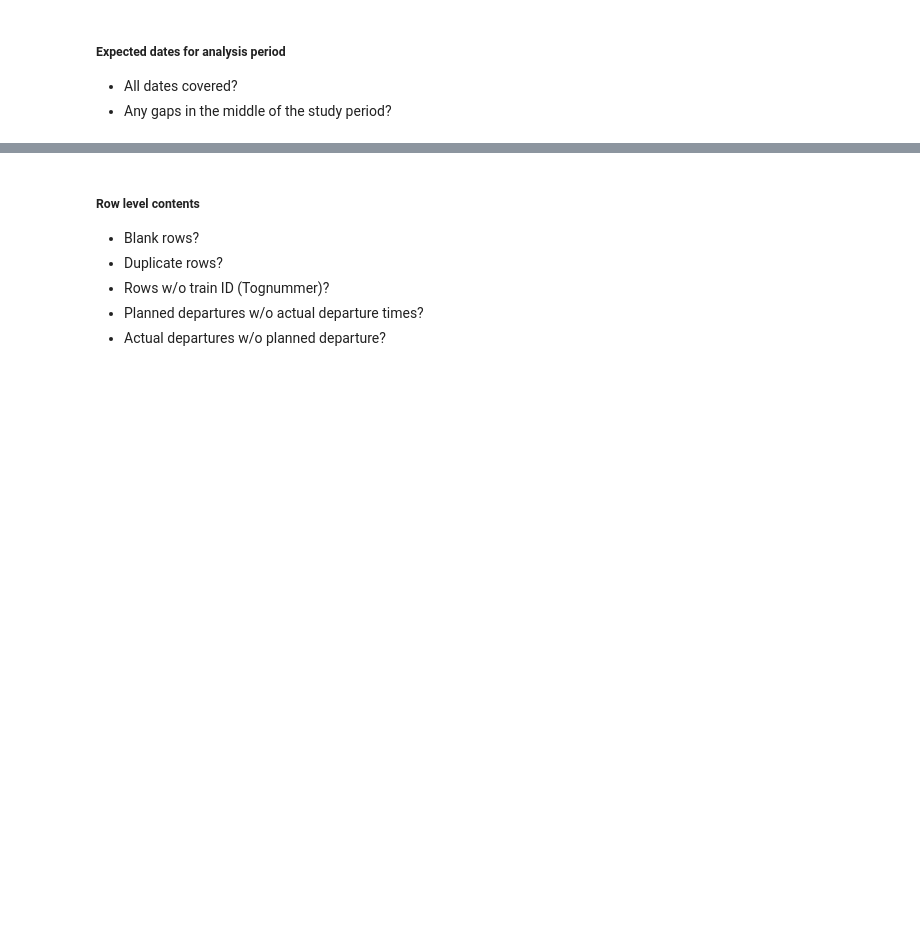
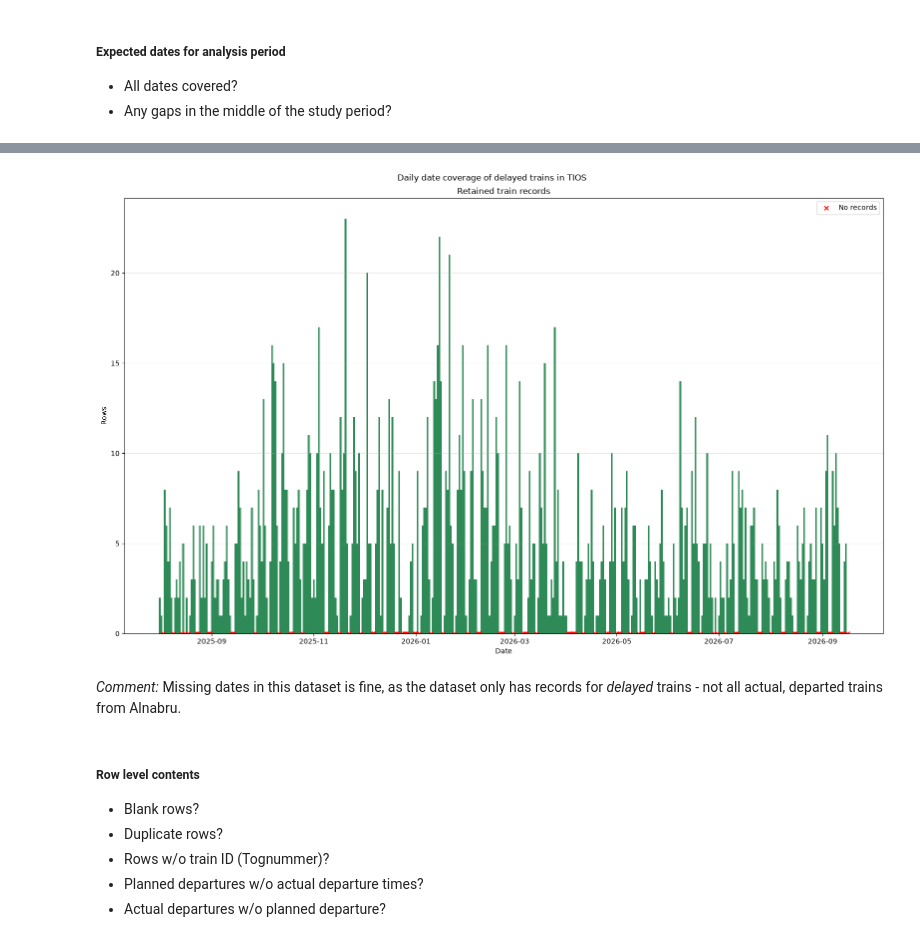
Before and after one commit to KriStrom/masteroppgave26SixSigmaDataanalyse, a Jupyter notebook: 01_measure_phase/01_01_data_quality_analysis.ipynb, the cells around one changed output, grey strips where cells are left out. Saved outputs shown, nothing was run; the diff lists cells and outputs as text; code cells hidden in the pictures; blank space fills up the shorter version.

Commit message:
did quality analysis of tios data and årsakskodemapping

```diff
--- a/01_measure_phase/01_01_data_quality_analysis.ipynb
+++ b/01_measure_phase/01_01_data_quality_analysis.ipynb
@@ -859,6 +858,7 @@ relevant_columns = [
     "Dato",
     "Tognr",
     "Innstilt",
+    "Forsinkelse",
     "Årsak",
     "HL-beskrivelse",
     "Kommentar"
@@ -877,0 +884,9 @@ Dimensions of filtered table: (1816, 6)
+# %%
+# Constructing the LoggTogID column
+df_tios_delays_filtered["LoggTogID"] = (
+    df_tios_delays_filtered["Dato"].dt.strftime("%d-%m-%Y")
+    + "_"
+    + df_tios_delays_filtered["Tognr"].astype(str)
+)
+
+df_tios_delays_filtered[["Tognr", "Dato", "LoggTogID"]].head()
@@ -883,3 +910,11 @@ Dimensions of filtered table: (1816, 6)
 ##### Expected dates for analysis period
 - All dates covered?
 - Any gaps in the middle of the study period?
+# %%
+retained_daily_counts, retained_missing_dates = check_date_coverage(
+    df=df_tios_delays_filtered,
+    date_column="Dato",
+    start_date=start_date,
+    end_date=end_date,
+    label="Retained trains"
+)
@@ -886,3 +930,55 @@ Dimensions of filtered table: (1816, 6)
+# %%
+# Visualize the data
+
+fig, axes = plt.subplots(
+    nrows=1,
+    ncols=1,
+    figsize=(16, 10),
+    sharex=True,
+    squeeze=False
+)
+
+axes = axes.ravel()
+
+datasets = [
+    ("Retained train records", retained_daily_counts, "seagreen")
+]
+
+for ax, (label, daily_counts, color) in zip(axes, datasets):
+    ax.bar(
+        daily_counts.index,
+        daily_counts["number_of_rows"],
+        width=1.0,
+        color=color
+    )
+
+    zero_dates = daily_counts.index[
+        daily_counts["number_of_rows"] == 0
+    ]
+
+    ax.scatter(
+        zero_dates,
+        [0] * len(zero_dates),
+        color="red",
+        marker="x",
+        s=35,
+        label="No records"
+    )
+
+    ax.set_ylabel("Rows")
+    ax.set_title(label)
+    ax.grid(axis="y", alpha=0.3)
+    ax.legend()
+
+axes[-1].set_xlabel("Date")
+
+plt.suptitle("Daily date coverage of delayed trains in TIOS")
+plt.tight_layout()
+plt.show()
+# %% [output]
+[figure, added]
+# %% [markdown]
+*Comment:* Missing dates in this dataset is fine, as the dataset only has records for *delayed* trains - not all actual, departed trains from Alnabru.
 # %% [markdown]
 ##### Row level contents
 - Blank rows?
```
Also changed, not shown: parts of 39 cells of this notebook.
